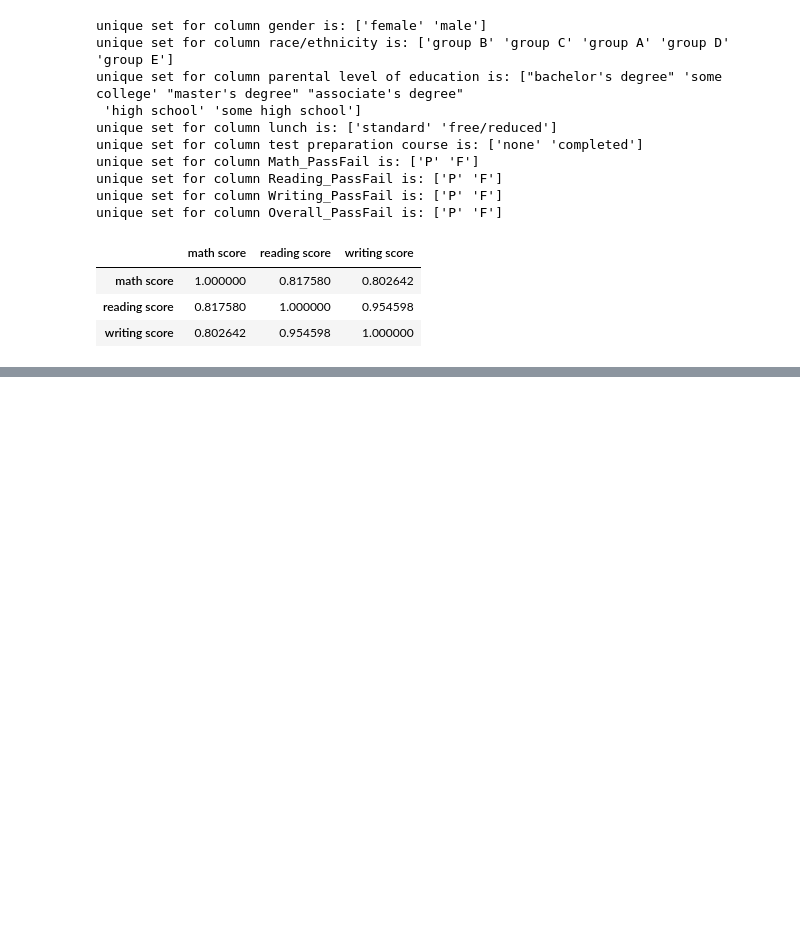
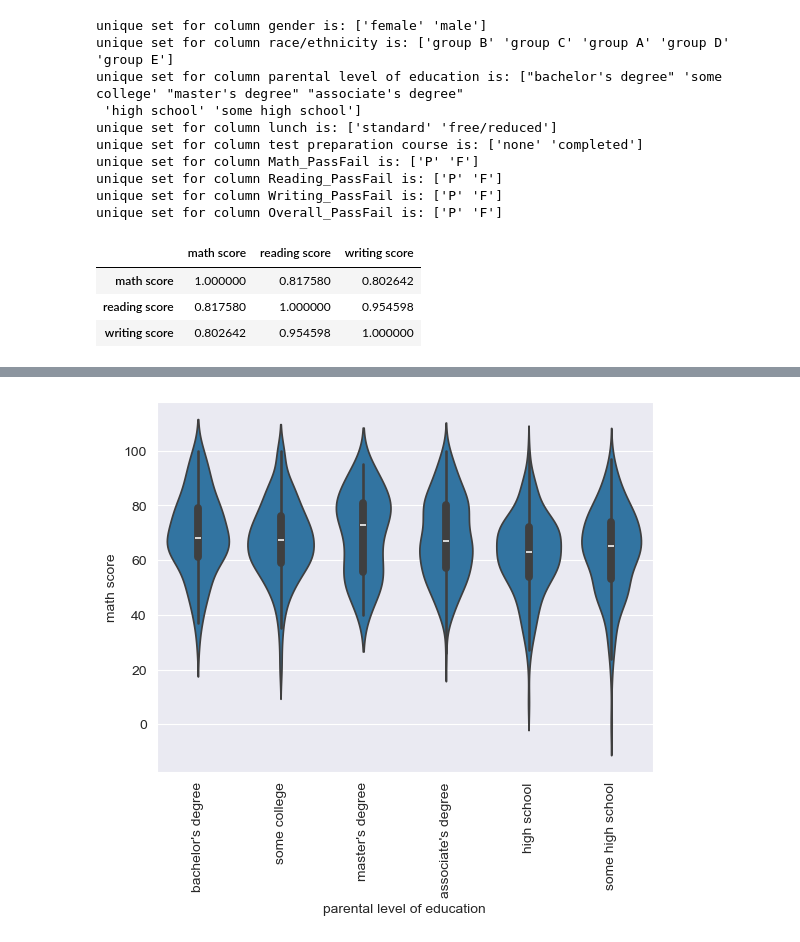
Before and after one commit to SR6/StudentPredictions, a Jupyter notebook: CSMLFinal.ipynb, the cells around one changed output, grey strips where cells are left out. Saved outputs shown, nothing was run; the diff lists cells and outputs as text; code cells hidden in the pictures; blank space fills up the shorter version.

```diff
--- a/CSMLFinal.ipynb
+++ b/CSMLFinal.ipynb
@@ -304,0 +313,9 @@ Accuracy 64.51123809814453
+# %%
+import seaborn as sns
+import matplotlib.pyplot as plt
+
+sns.violinplot(x='parental level of education', y='math score', data=data_file)
+plt.xticks(rotation=90)
+plt.show()
+# %% [output]
+[figure, added]
```
Also changed, not shown: parts of 9 cells of this notebook.
